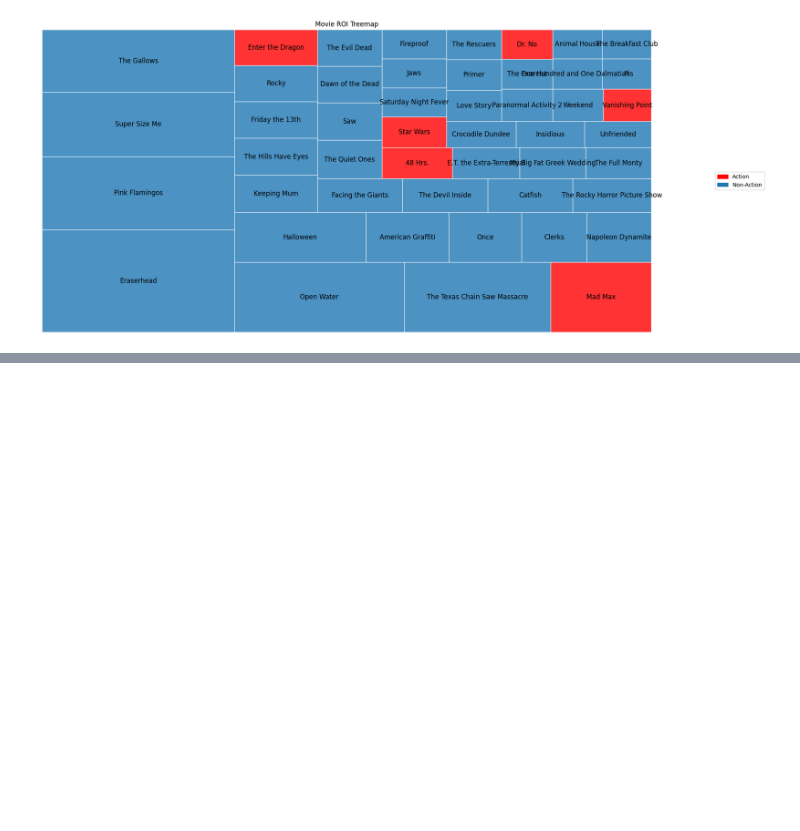
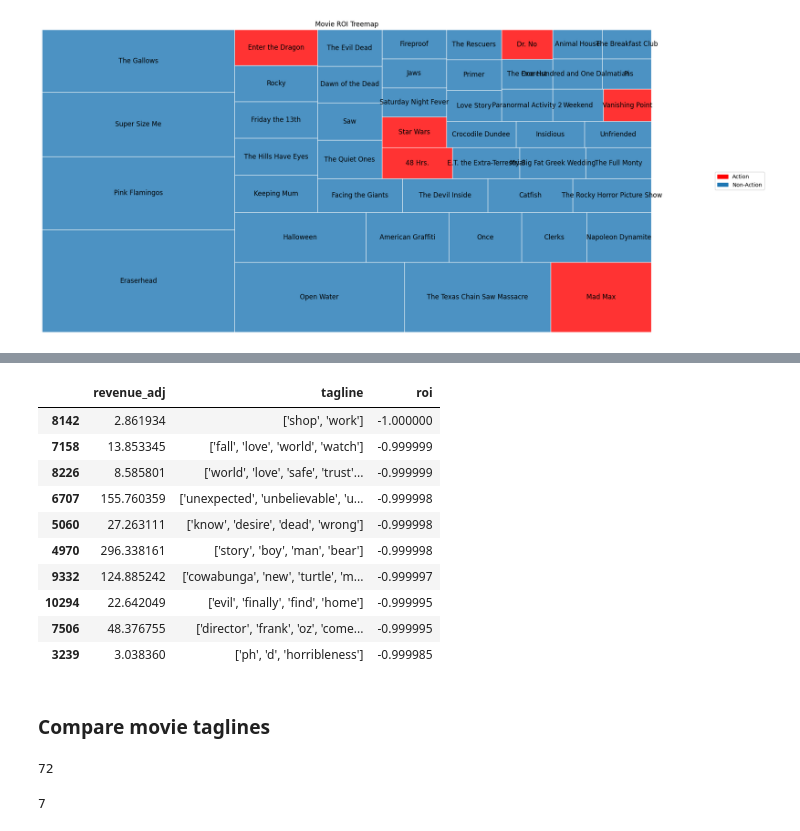
Before and after one commit to canxiu-zhang/ML_YUniv, a Jupyter notebook: ml_1010/ind_projects/ind1_Movie_ROI_visulization.ipynb, the cells around one changed output, grey strips where cells are left out. Saved outputs shown, nothing was run; the diff lists cells and outputs as text; code cells hidden in the pictures; blank space fills up the shorter version.

```diff
--- a/ml_1010/ind_projects/ind1_Movie_ROI_visulization.ipynb
+++ b/ml_1010/ind_projects/ind1_Movie_ROI_visulization.ipynb
@@ -529,0 +644,3 @@ ax.axis('off')
+# %%
+import pandas as pd
+df = pd.read_csv('movie_preprocessed.csv')
@@ -529,0 +678,5 @@ ax.axis('off')
+# %%
+print('before filter: ', len(df))
+df_filtered = df[df['roi'].notna()]
+df_filtered = df_filtered[df_filtered['tagline'].apply(lambda x: 'nan' not in x and len(x) > 0)]
+print('after filter: ', len(df_filtered))
@@ -529,0 +756,16 @@ ax.axis('off')
+# %%
+bottom[['revenue_adj','tagline', 'roi']][:10]
+# %% [output]
+|  | revenue_adj | tagline | roi |
+| 8142 | 2.861934 | ['shop', 'work'] | -1.000000 |
+| 7158 | 13.853345 | ['fall', 'love', 'world', 'watch'] | -0.999999 |
+| 8226 | 8.585801 | ['world', 'love', 'safe', 'trust'... | -0.999999 |
+| 6707 | 155.760359 | ['unexpected', 'unbelievable', 'u... | -0.999998 |
+| 5060 | 27.263111 | ['know', 'desire', 'dead', 'wrong'] | -0.999998 |
+| 4970 | 296.338161 | ['story', 'boy', 'man', 'bear'] | -0.999998 |
+| 9332 | 124.885242 | ['cowabunga', 'new', 'turtle', 'm... | -0.999997 |
+| 10294 | 22.642049 | ['evil', 'finally', 'find', 'home'] | -0.999995 |
+| 7506 | 48.376755 | ['director', 'frank', 'oz', 'come... | -0.999995 |
+| 3239 | 3.038360 | ['ph', 'd', 'horribleness'] | -0.999985 |
+# %% [markdown]
+### Compare movie taglines
@@ -529,0 +781,9 @@ ax.axis('off')
+# %%
+common = list(set(success_tagline_words).intersection(failure_tagline_words))
+len(common)
+# %% [output]
+72
+# %%
+sucess_tagline_word_count['love']
+# %% [output]
+7
```
Also changed, not shown: parts of 36 cells of this notebook.
